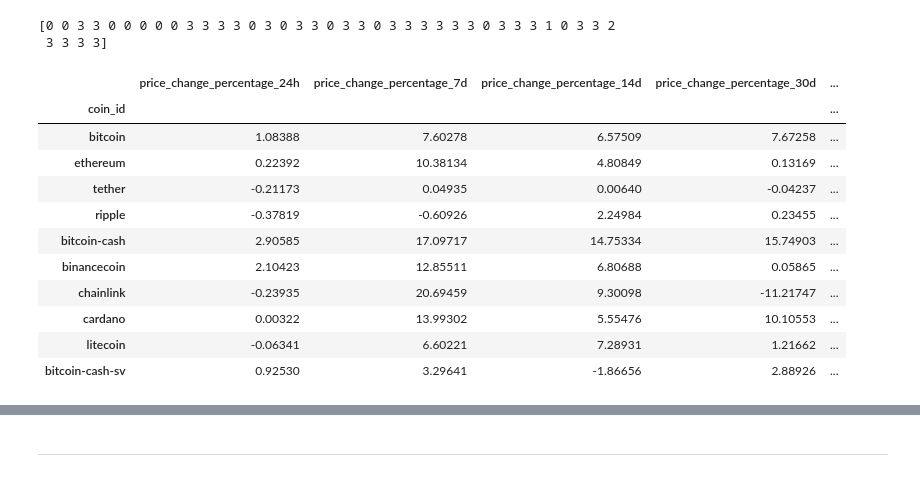
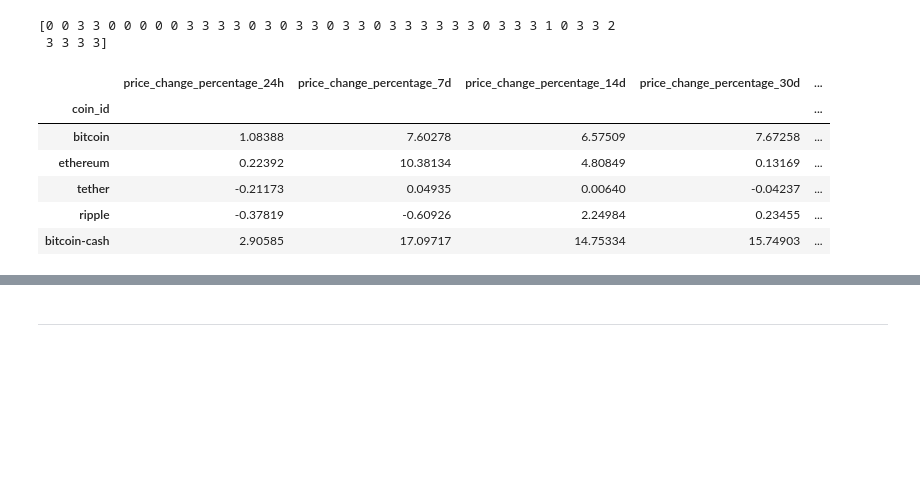
Before and after one commit to xc1614/CryptoClustering, a Jupyter notebook: Crypto_Clustering.ipynb, the cells around one changed output, grey strips where cells are left out. Saved outputs shown, nothing was run; the diff lists cells and outputs as text; code cells hidden in the pictures; blank space fills up the shorter version.

```diff
--- a/Crypto_Clustering.ipynb
+++ b/Crypto_Clustering.ipynb
@@ -94,9 +94,9 @@ k = list(range(1, 12))
 # %%
 # Create an empty list to store the inertia values
-inertia = []
+inertia1 = []
 
 # Create a for loop to compute the inertia with each possible value of k
-for i in k:
+for i in k1:
 # Inside the loop:
 
 # 1. Create a KMeans model using the loop counter for the n_clusters
@@ -104,6 +104,6 @@ for i in k:
 # 2. Fit the model to the data using `df_market_data_scaled`
     model.fit(df_scaled_data)
 # 3. Append the model.inertia_ to the inertia list
-    inertia.append(model.inertia_)
+    inertia1.append(model.inertia_)
 # %%
 # Create a dictionary with the data to plot the Elbow curve
@@ -150,22 +151,22 @@ df_elbow.hvplot.line(
 ### Cluster Cryptocurrencies with K-means Using the Original Data
 # %%
 # Initialize the K-Means model using the best value for k
-best_k = 4
-model = KMeans(n_clusters=best_k, random_state=0)
+best_k1 = 4
+model1 = KMeans(n_clusters=best_k1, random_state=0)
 # %%
 # Fit the K-Means model using the scaled data
 
-model.fit(df_scaled_data)
+model1.fit(df_scaled_data)
 # %% [output]
 KMeans(n_clusters=4, random_state=0)
 # %%
 # Predict the clusters to group the cryptocurrencies using the scaled data
-clusters = model.predict(df_scaled_data)
+clusters1 = model1.predict(df_scaled_data)
 
 
 # Print the resulting array of cluster values.
 
-print(clusters)
+print(clusters1)
 # %% [output]
 [0 0 3 3 0 0 0 0 0 3 3 3 3 0 3 0 3 3 0 3 3 0 3 3 3 3 3 3 0 3 3 3 1 0 3 3 2
  3 3 3 3]
@@ -175,22 +176,17 @@ df_market_data_clustered = df_market_data.copy()
 # %%
 # Add a new column to the DataFrame with the predicted clusters
 
-df_market_data_clustered["crypto_cluster"] = clusters
+df_market_data_clustered["crypto_cluster1"] = clusters1
 
 # Display sample data
-df_market_data_clustered.head(10)
+df_market_data_clustered.head()
 # %% [output]
 |  | price_change_percentage_24h | price_change_percentage_7d | price_change_percentage_14d | price_change_percentage_30d | ... |
 | coin_id |  |  |  |  | ... |
 | bitcoin | 1.08388 | 7.60278 | 6.57509 | 7.67258 | ... |
 | ethereum | 0.22392 | 10.38134 | 4.80849 | 0.13169 | ... |
 | tether | -0.21173 | 0.04935 | 0.00640 | -0.04237 | ... |
 | ripple | -0.37819 | -0.60926 | 2.24984 | 0.23455 | ... |
 | bitcoin-cash | 2.90585 | 17.09717 | 14.75334 | 15.74903 | ... |
-| binancecoin | 2.10423 | 12.85511 | 6.80688 | 0.05865 | ... |
-| chainlink | -0.23935 | 20.69459 | 9.30098 | -11.21747 | ... |
-| cardano | 0.00322 | 13.99302 | 5.55476 | 10.10553 | ... |
-| litecoin | -0.06341 | 6.60221 | 7.28931 | 1.21662 | ... |
-| bitcoin-cash-sv | 0.92530 | 3.29641 | -1.86656 | 2.88926 | ... |
 # %%
 # Create a scatter plot using hvPlot by setting
```
Also changed, not shown: parts of 17 cells of this notebook, 1 other file.
